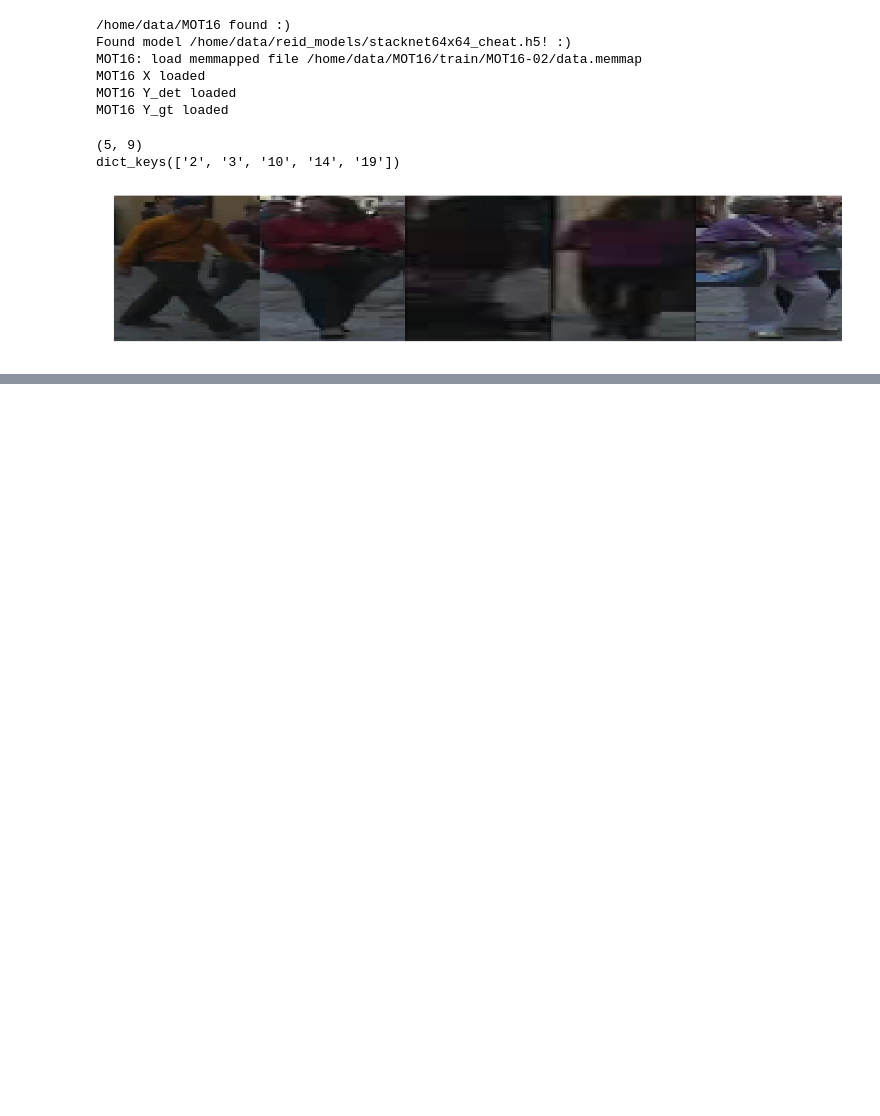
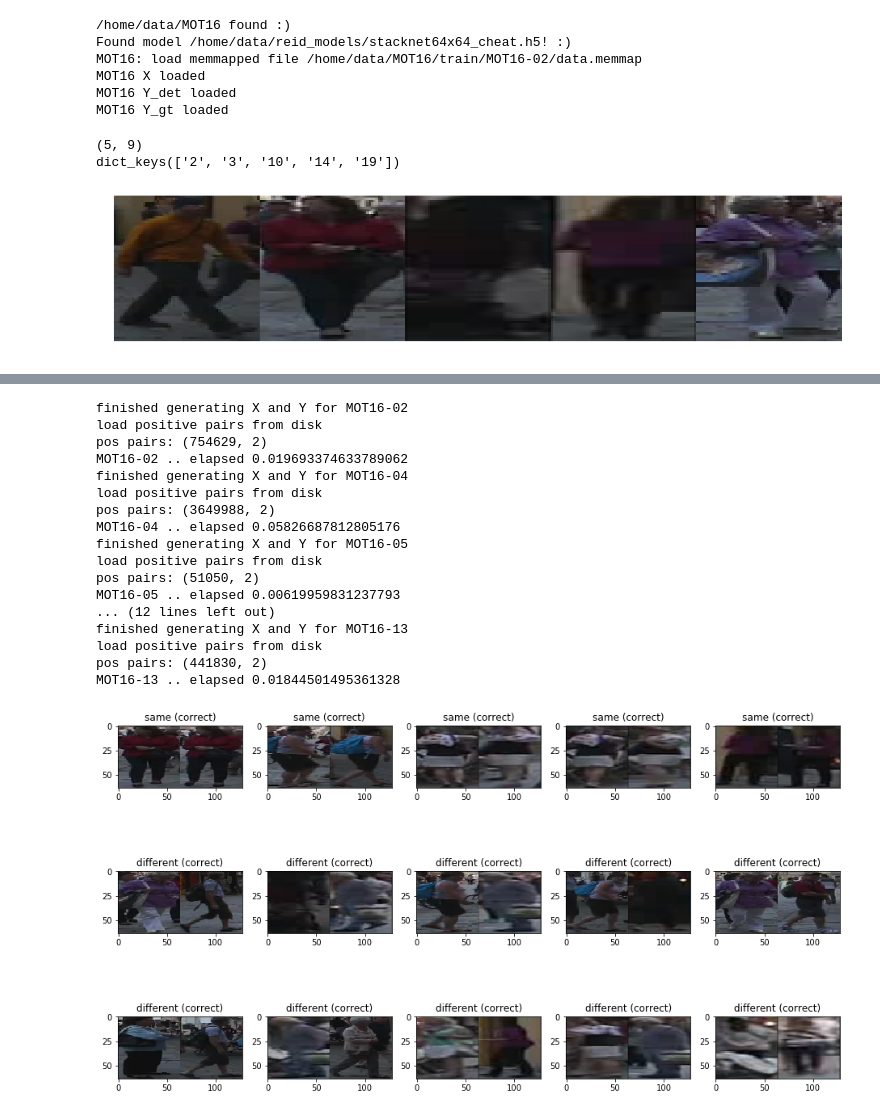
Before and after one commit to jutanke/cabbage, a Jupyter notebook: prototyping/ReId_MOT16.ipynb, the cells around one changed output, grey strips where cells are left out. Saved outputs shown, nothing was run; the diff lists cells and outputs as text; code cells hidden in the pictures; blank space fills up the shorter version.

Commit message:
fix bug with MOT16 data extraction

```diff
--- a/prototyping/ReId_MOT16.ipynb
+++ b/prototyping/ReId_MOT16.ipynb
@@ -79,0 +80,42 @@ predict the same:  [[0.9999840259552002 1.5984262063284405e-05]]
+# %%
+from cabbage.data.MOT16Sampler import MOT16Sampler
+
+sampler = MOT16Sampler(root, (64, 64))
+X, Y = sampler.get_named_batch('MOT16-02', 5, 10)
+
+fig = plt.figure(figsize=(16,16))
+
+
+
+for i,(x,y) in enumerate(zip(X,Y)):
+    ax = fig.add_subplot(5,5,i+1)
+    a = x[:,:,0:3]
+    b = x[:,:,3:6]
+    Y_ = stacknet.predict(a, b)
+    y_ = (Y_[0][0] > 0.5) * 1
+    correct_str = " (correct)" if y_ == y[0] else " (wrong)"
+    txt = 'same' if y[0] == 1 else 'different'
+    ax.set_title(txt + correct_str)
+    x = np.concatenate([a, b], axis=1)
+    ax.imshow(x)
+
+plt.show()
+# %% [output]
+finished generating X and Y for MOT16-02
+load positive pairs from disk
+pos pairs: (754629, 2)
+MOT16-02 .. elapsed 0.019693374633789062
+finished generating X and Y for MOT16-04
+load positive pairs from disk
+pos pairs: (3649988, 2)
+MOT16-04 .. elapsed 0.05826687812805176
+finished generating X and Y for MOT16-05
+load positive pairs from disk
+pos pairs: (51050, 2)
+MOT16-05 .. elapsed 0.00619959831237793
+... (12 lines left out)
+finished generating X and Y for MOT16-13
+load positive pairs from disk
+pos pairs: (441830, 2)
+MOT16-13 .. elapsed 0.01844501495361328
+[figure, added]
```
Also changed, not shown: parts of 2 cells of this notebook, 2 other files.
